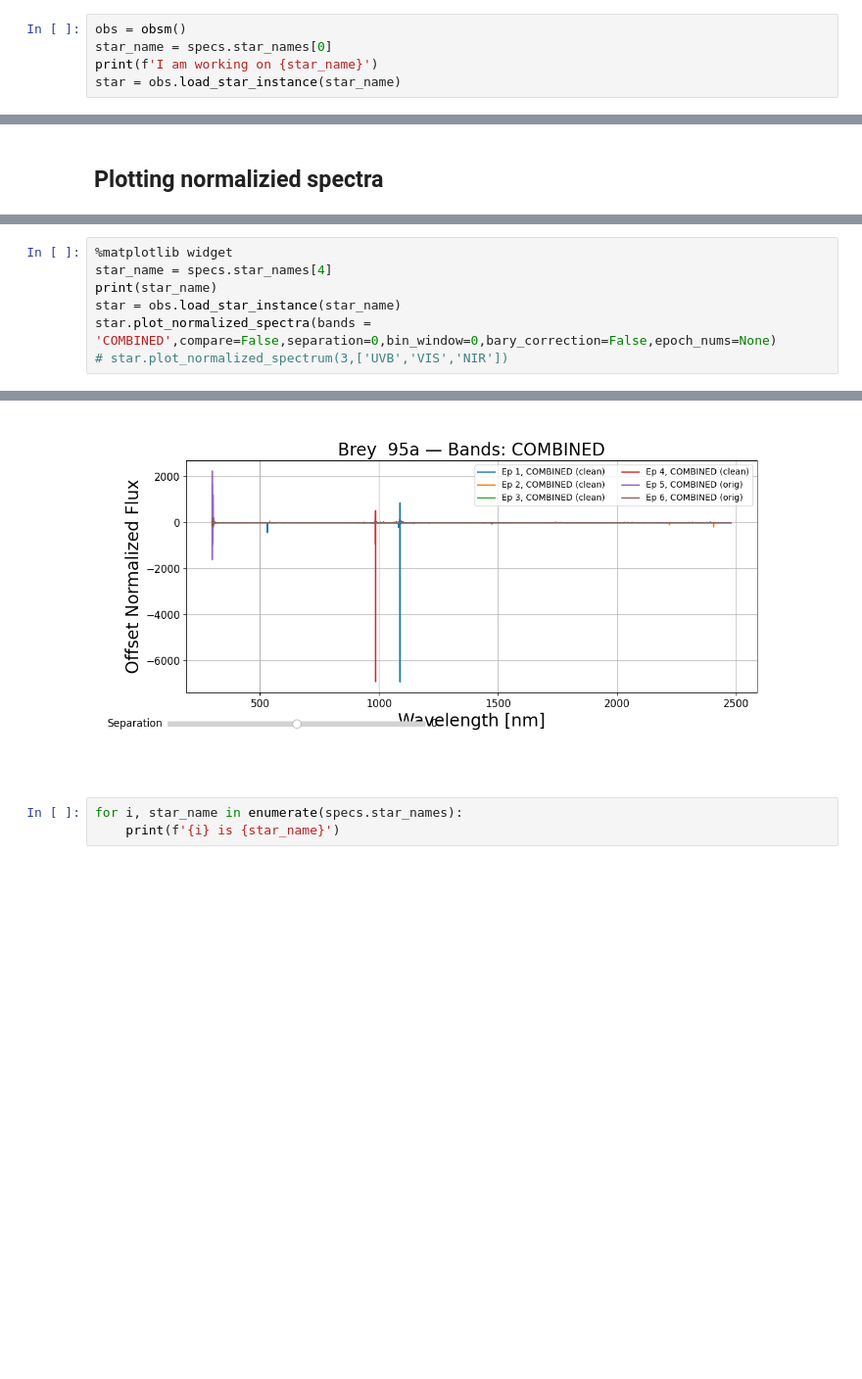
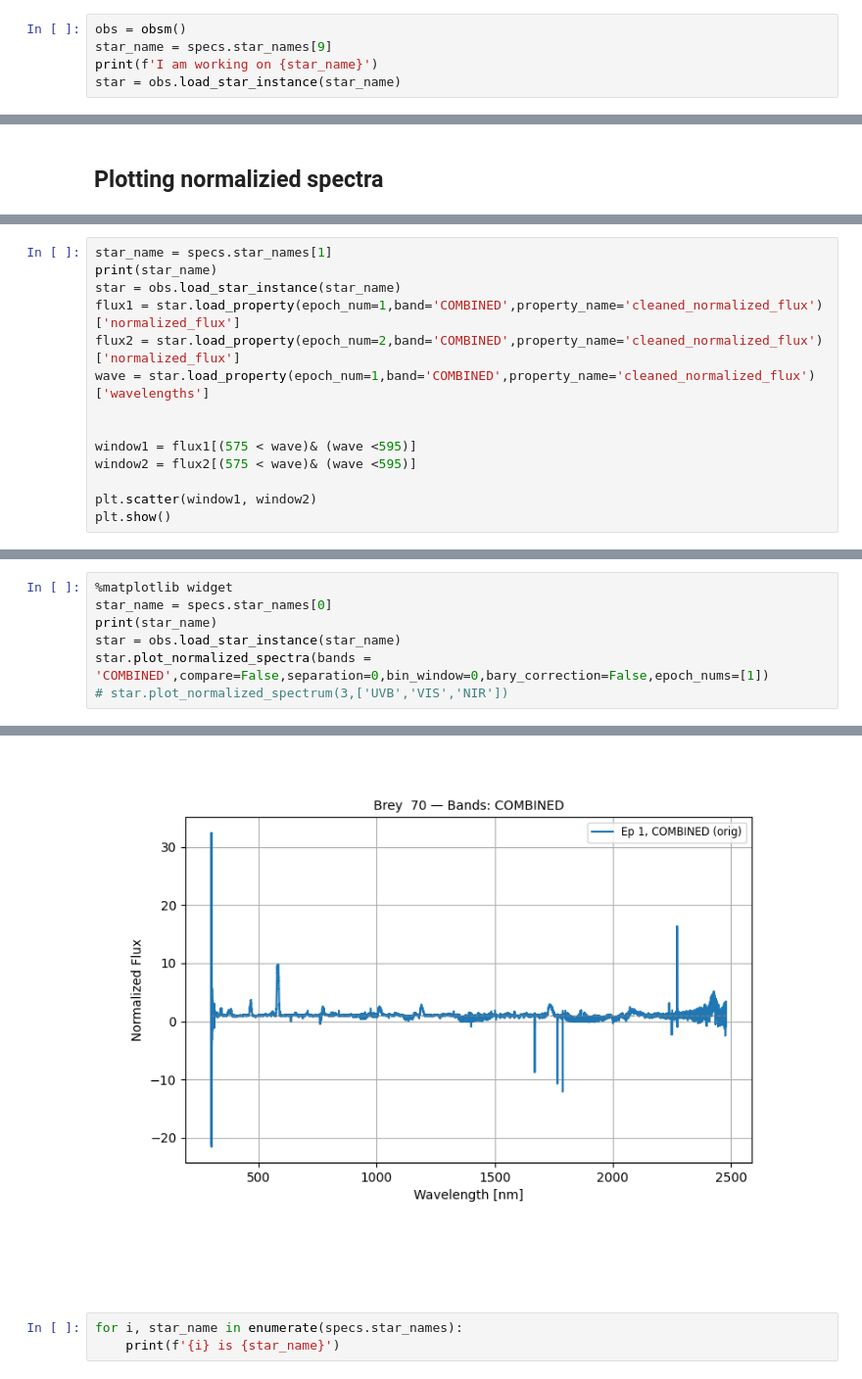
Before and after one commit to Guy-Shtainer/Thesis-codes, a Jupyter notebook: Plots.ipynb, the cells around one changed output, grey strips where cells are left out. Shown: that part at 98% size. Saved outputs shown, nothing was run; the diff lists cells and outputs as text; blank space fills up the shorter version.

```diff
--- a/Plots.ipynb
+++ b/Plots.ipynb
@@ -37,7 +37,7 @@ obs = obsm()
 ## Plotting X-Shooter full spectra
 # %%
 obs = obsm()
-star_name = specs.star_names[0]
+star_name = specs.star_names[9]
 print(f'I am working on {star_name}')
 star = obs.load_star_instance(star_name)
 # %% [output]
@@ -68,0 +75,14 @@ No file or folder named 'cleaned_normalized_flux' found in 'Data/HD 269891/epoch
+# %%
+star_name = specs.star_names[1]
+print(star_name)
+star = obs.load_star_instance(star_name)
+flux1 = star.load_property(epoch_num=1,band='COMBINED',property_name='cleaned_normalized_flux')['normalized_flux']
+flux2 = star.load_property(epoch_num=2,band='COMBINED',property_name='cleaned_normalized_flux')['normalized_flux']
+wave = star.load_property(epoch_num=1,band='COMBINED',property_name='cleaned_normalized_flux')['wavelengths']
+
+
+window1 = flux1[(575 < wave)& (wave <595)]
+window2 = flux2[(575 < wave)& (wave <595)]
+
+plt.scatter(window1, window2)
+plt.show()
@@ -69,8 +92,8 @@ No file or folder named 'cleaned_normalized_flux' found in 'Data/HD 269891/epoch
 # %%
 %matplotlib widget
-star_name = specs.star_names[4]
+star_name = specs.star_names[0]
 print(star_name)
 star = obs.load_star_instance(star_name)
-star.plot_normalized_spectra(bands = 'COMBINED',compare=False,separation=0,bin_window=0,bary_correction=False,epoch_nums=None)
+star.plot_normalized_spectra(bands = 'COMBINED',compare=False,separation=0,bin_window=0,bary_correction=False,epoch_nums=[1])
 # star.plot_normalized_spectrum(3,['UVB','VIS','NIR'])
 # %% [output]
@@ -80,4 +102,4 @@ No file or folder named 'cleaned_normalized_flux' found in 'Data/Brey  95a/epoch
-[figure, old version]
+[figure, new version]
 # %%
 for i, star_name in enumerate(specs.star_names):
     print(f'{i} is {star_name}')
```
Also changed, not shown: parts of 7 cells of this notebook, 7 other files.
